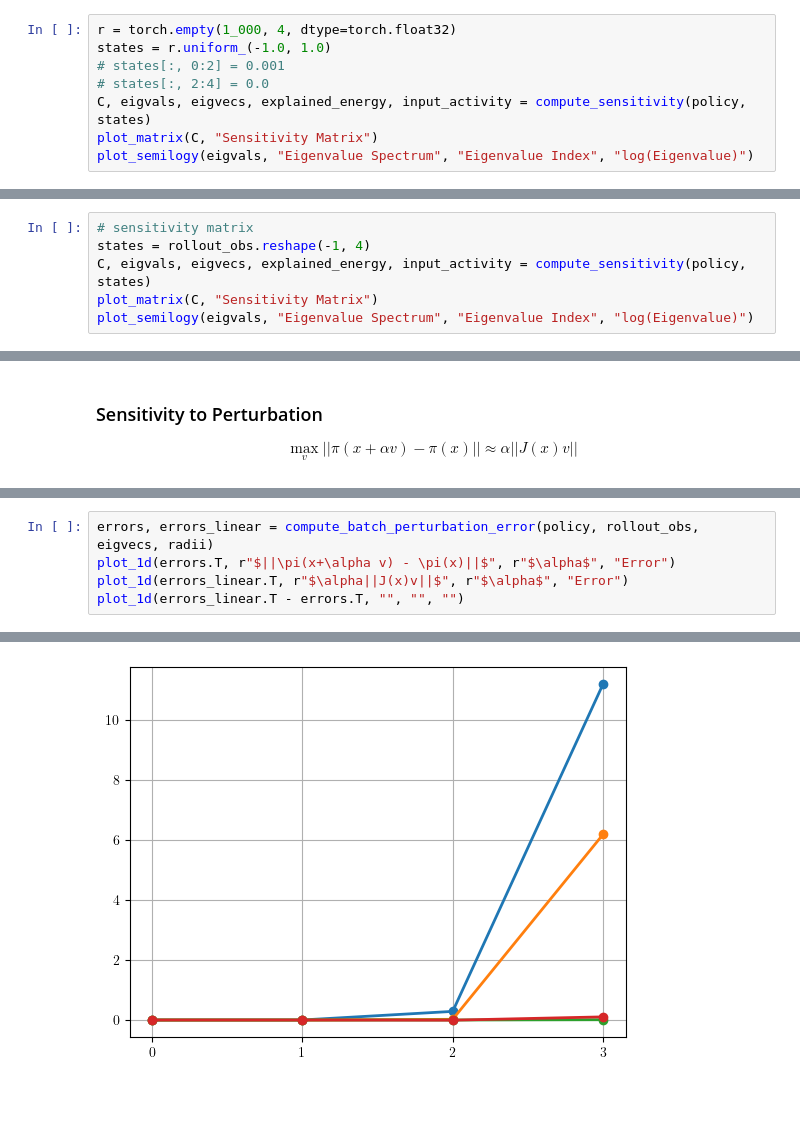
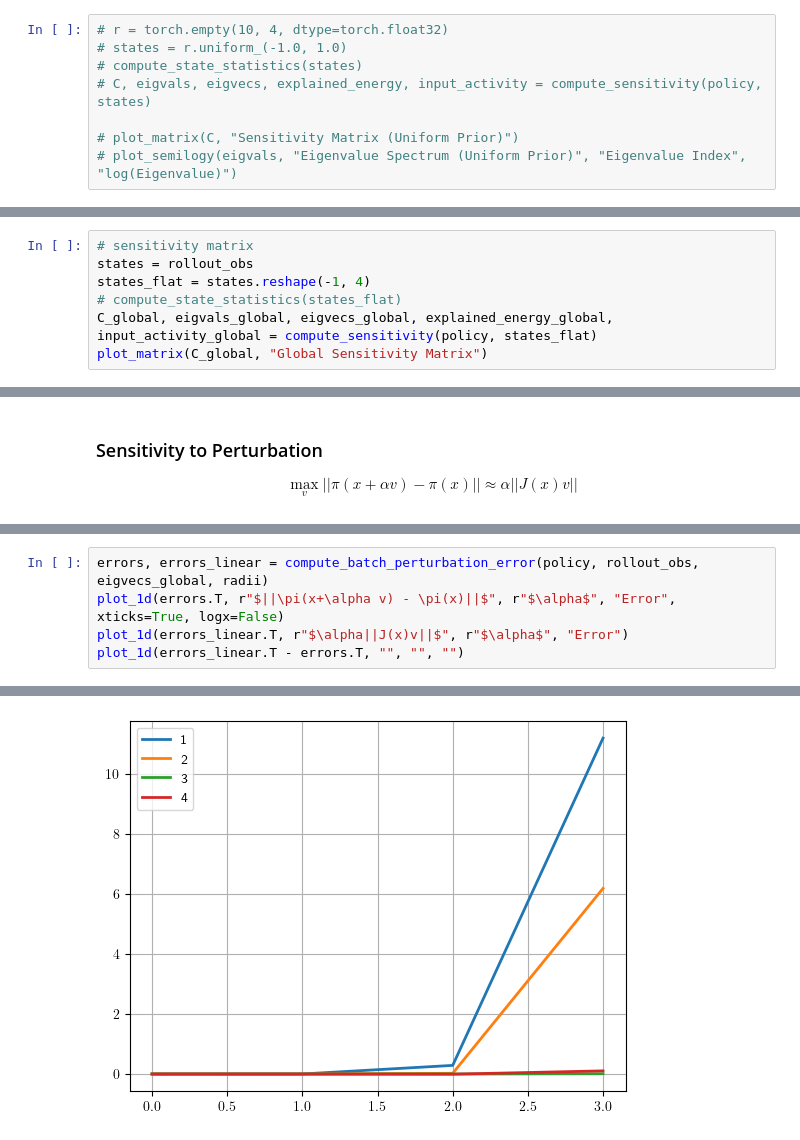
Before and after one commit to KyleM73/nonlinear_ct, a Jupyter notebook: scripts/analyze.ipynb, the cells around one changed output, grey strips where cells are left out. Cells and saved outputs as stored; diff of their text form; blank space fills up the shorter version.

```diff
--- a/scripts/analyze.ipynb
+++ b/scripts/analyze.ipynb
@@ -89,8 +114,8 @@ $$\hat C = \mathbb{E}_{x\sim\mathcal{X}_\text{rollout}}\left [ J(x)^T J(x) \righ
 # %%
-r = torch.empty(1_000, 4, dtype=torch.float32)
-states = r.uniform_(-1.0, 1.0)
-# states[:, 0:2] = 0.001
-# states[:, 2:4] = 0.0
-C, eigvals, eigvecs, explained_energy, input_activity = compute_sensitivity(policy, states)
-plot_matrix(C, "Sensitivity Matrix")
-plot_semilogy(eigvals, "Eigenvalue Spectrum", "Eigenvalue Index", "log(Eigenvalue)")
+# r = torch.empty(10, 4, dtype=torch.float32)
+# states = r.uniform_(-1.0, 1.0)
+# compute_state_statistics(states)
+# C, eigvals, eigvecs, explained_energy, input_activity = compute_sensitivity(policy, states)
+
+# plot_matrix(C, "Sensitivity Matrix (Uniform Prior)")
+# plot_semilogy(eigvals, "Eigenvalue Spectrum (Uniform Prior)", "Eigenvalue Index", "log(Eigenvalue)")
@@ -100,7 +122,8 @@ plot_semilogy(eigvals, "Eigenvalue Spectrum", "Eigenvalue Index", "log(Eigenvalu
 # %%
 # sensitivity matrix
-states = rollout_obs.reshape(-1, 4)
-C, eigvals, eigvecs, explained_energy, input_activity = compute_sensitivity(policy, states)
-plot_matrix(C, "Sensitivity Matrix")
-plot_semilogy(eigvals, "Eigenvalue Spectrum", "Eigenvalue Index", "log(Eigenvalue)")
+states = rollout_obs
+states_flat = states.reshape(-1, 4)
+# compute_state_statistics(states_flat)
+C_global, eigvals_global, eigvecs_global, explained_energy_global, input_activity_global = compute_sensitivity(policy, states_flat)
+plot_matrix(C_global, "Global Sensitivity Matrix")
 # %% [output]
@@ -140,6 +178,6 @@ plot_perturbation_error(errors, errors_linear, eigvecs, radii, log=False)
 # %%
-errors, errors_linear = compute_batch_perturbation_error(policy, rollout_obs, eigvecs, radii)
-plot_1d(errors.T, r"$||\pi(x+\alpha v) - \pi(x)||$", r"$\alpha$", "Error")
+errors, errors_linear = compute_batch_perturbation_error(policy, rollout_obs, eigvecs_global, radii)
+plot_1d(errors.T, r"$||\pi(x+\alpha v) - \pi(x)||$", r"$\alpha$", "Error", xticks=True, logx=False)
 plot_1d(errors_linear.T, r"$\alpha||J(x)v||$", r"$\alpha$", "Error")
 plot_1d(errors_linear.T - errors.T, "", "", "")
 # %% [output]
@@ -148 +186 @@ plot_1d(errors_linear.T - errors.T, "", "", "")
-[figure, old version]
+[figure, new version]
```
Also changed, not shown: parts of 12 cells of this notebook, 5 other files.
